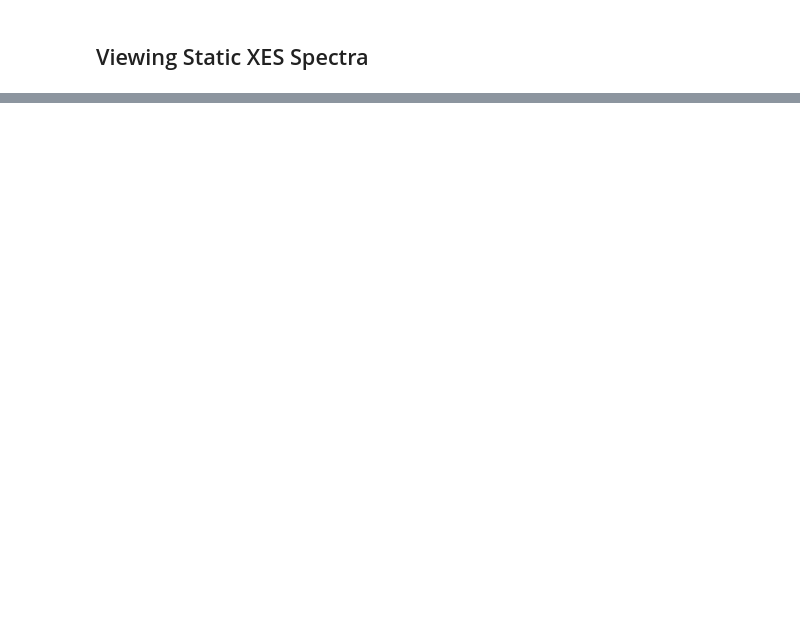
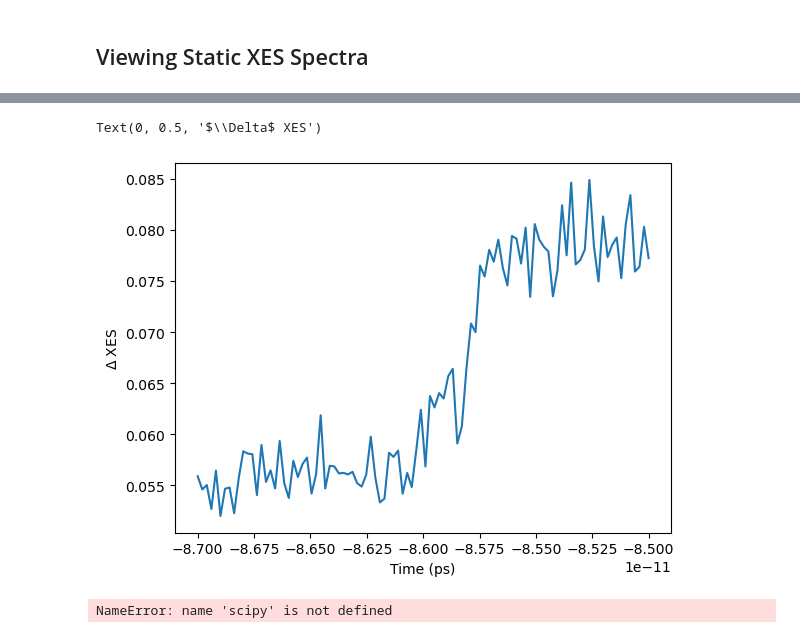
Before and after one commit to lg345/XSpect, a Jupyter notebook: XSpect_XES_dehe_on_demand.ipynb, the cells around one changed output, grey strips where cells are left out. Cells and saved outputs as stored; diff of their text form; code cells hidden in the pictures; blank space fills up the shorter version.

```diff
--- a/XSpect_XES_dehe_on_demand.ipynb
+++ b/XSpect_XES_dehe_on_demand.ipynb
@@ -68,0 +70,61 @@ plt.imshow(v.summed_laser_on-v.summed_laser_off)
+# %%
+times=np.linspace(xes.mintime,xes.maxtime,xes.numpoints)
+diff=np.nansum(np.abs(v.summed_laser_on_normalized-v.summed_laser_off_normalized),axis=1)[:-1]
+plt.plot(times,diff)
+plt.xlabel('Time (ps)')
+plt.ylabel(r'$\Delta$ XES')
+# %% [output]
+Text(0, 0.5, '$\\Delta$ XES')
+[figure, added]
+# %%
+from scipy.signal import savgol_filter
+from scipy.interpolate import interp1d
+times=np.linspace(xes.mintime,xes.maxtime,xes.numpoints)
+diff=np.nansum(np.abs(v.summed_laser_on_normalized-v.summed_laser_off_normalized),axis=1)[:-1]
+smooth=False
+interpolate=False
+def error_function(x, a, b, c, d):
+    return a * (1 + scipy.special.erf(b * (x - c))) + d
+
+def gaussian(x, amplitude, center, fwhm, offset):
+    sigma = fwhm / (2 * np.sqrt(2 * np.log(2)))
+    return amplitude * np.exp(-(x - center)**2 / (2 * sigma**2)) + offset
+initial_guess = [np.max(diff) - np.min(diff), 1E11, np.mean(times), np.min(diff)]
+if interpolate:
+    num_interpolated_points = len(times) * 10  # Increase the number of points by a factor of 10
+    interpolator = interp1d(times, diff, kind='cubic', fill_value='extrapolate')
+    times = np.linspace(times[0], times[-1], num_interpolated_points)
+    diff = interpolator(times)
+
+if smooth:
+    diff=savgol_filter(diff, window_length=10, polyorder=9)
+params, covariance = curve_fit(error_function, times, diff, p0=initial_guess, maxfev=99999999)
+
+fig, axs = plt.subplots(2, 1, sharex=True, dpi=150)
+fwhm = np.abs(2 * np.sqrt(2 * np.log(2)) / params[1])
+grad = np.gradient(smoothed_diff, times[1] - times[0])
+#grad = np.diff(diff) / np.diff(times)
+
+axs[1].plot(times, grad, label='Data Gradient')
+axs[0].plot(times, diff, label='Data')
+axs[1].set_xlabel('Position')
+axs[1].set_ylabel('Intensity')
+# axs[0].set_title(f'Wire Scan Run {run}; Fitted FWHM = {fwhm*1000:,.3f} microns')
+axs[1].plot(times,  gaussian(times, np.max(np.abs(grad)), params[2], fwhm, 0), label='Gaussian Fit')
+axs[1].set_title('Derivative')
+
+# Plot the error function fit
+axs[0].plot(times, error_function(times, *params), label='Error Function Fit')
+axs[0].legend()
+axs[1].legend()
+plt.tight_layout()
+plt.show()
+
+print("Fitted parameters for the error function:")
+#print(f"Amplitude (a): {params[0]} - This controls the vertical stretch of the error function.")
+#print(f"Slope (b): {params[1]} - This influences the steepness of the transition edge.")
+#print(f"Center (c): {params[2]} - This is the horizontal position of the center of the error function.")
+#print(f"Offset (d): {params[3]} - This is the vertical offset of the error function.")
+print(f"FWHM: {fwhm*1E15} - This is the full width at half maximum of the instrument response function (IRF).")
+# %% [output]
+NameError: name 'scipy' is not defined
```
Also changed, not shown: parts of 4 cells of this notebook.
